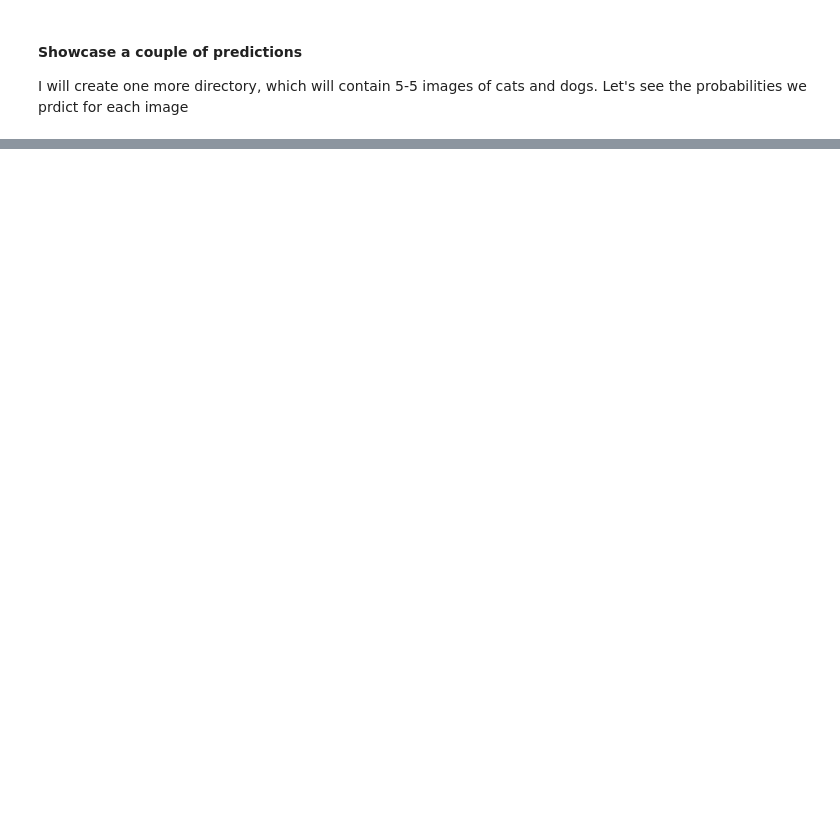
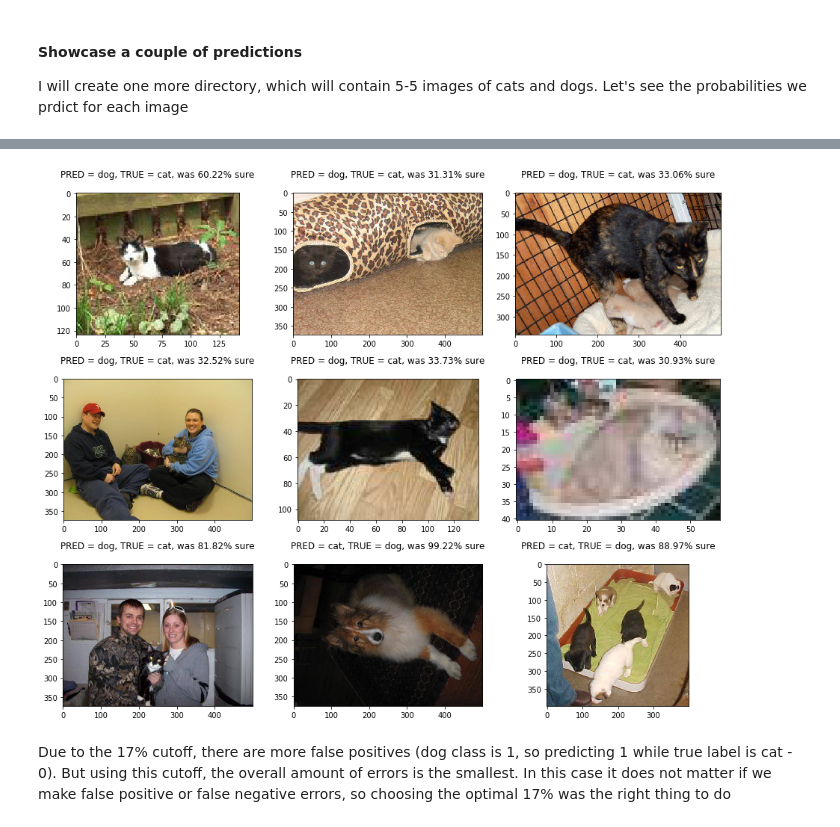
Before and after one commit to kristofrabay/convnets, a Jupyter notebook: dogs_vs_cats.ipynb, the cells around one changed output, grey strips where cells are left out. Cells and saved outputs as stored; diff of their text form; code cells hidden in the pictures; blank space fills up the shorter version.

```diff
--- a/dogs_vs_cats.ipynb
+++ b/dogs_vs_cats.ipynb
@@ -355,0 +472,3 @@ for index, probability in enumerate(probabilities):
+# %%
+test_true_vs_pred = np.vstack((test_true_labels, np.reshape(test_predictions, (2000,)) > 0.17, np.reshape(test_predictions, (2000,)))).T
+test_true_vs_pred.shape
@@ -355,0 +477,7 @@ for index, probability in enumerate(probabilities):
+# %%
+wrong_predictions = []
+
+for index, prediction in enumerate(test_true_vs_pred):
+    if prediction[0] != prediction[1]:
+        print(index, prediction)
+        wrong_predictions.append(index)
@@ -356,3 +494,28 @@ for index, probability in enumerate(probabilities):
+# %%
+k = 0
+plt.figure(figsize = (13, 10.5))
+
+for i in wrong_predictions:
+
+    k += 1
+    plt.subplot(3, 3, k)
+
+    image_path = 'data/test/' + test_generator.filenames[i]
+    plt.imshow(plt.imread(image_path))
+
+    true_vs_pred = test_true_vs_pred[i]
+
+    if true_vs_pred[0] == 0:
+        plt.title('PRED = dog, TRUE = cat, was ' + str(round(true_vs_pred[2] * 100, 2)) + '% sure\n')
+
+    else:
+        plt.title('PRED = cat, TRUE = dog, was ' + str(round((1 - true_vs_pred[2]) * 100, 2)) + '% sure\n')
+
+    plt.tight_layout()
+# %% [output]
+[figure, added]
+# %% [markdown]
+Due to the 17% cutoff, there are more false positives (dog class is 1, so predicting 1 while true label is cat - 0). But using this cutoff, the overall amount of errors is the smallest. In this case it does not matter if we make false positive or false negative errors, so choosing the optimal 17% was the right thing to do
 # %% [markdown]
 ### Most interesting part: explaining the model
 What did the model **look for in the photo** to make the classification? For this we can use Class Activation Maps, that basically create a heatmap on top of the photos to tell us what was *important* in them
```
Also changed, not shown: parts of 23 cells of this notebook, 6 other files.
